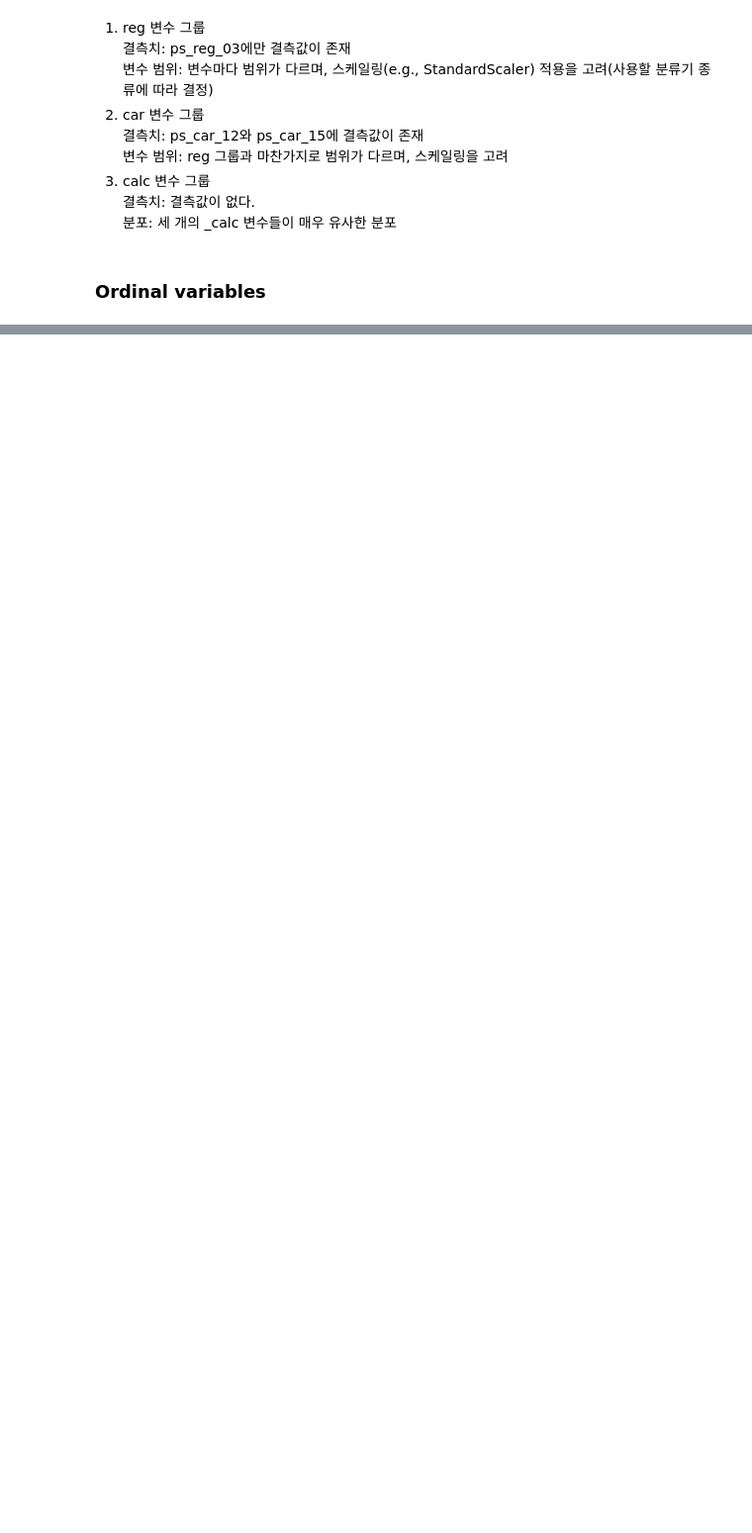
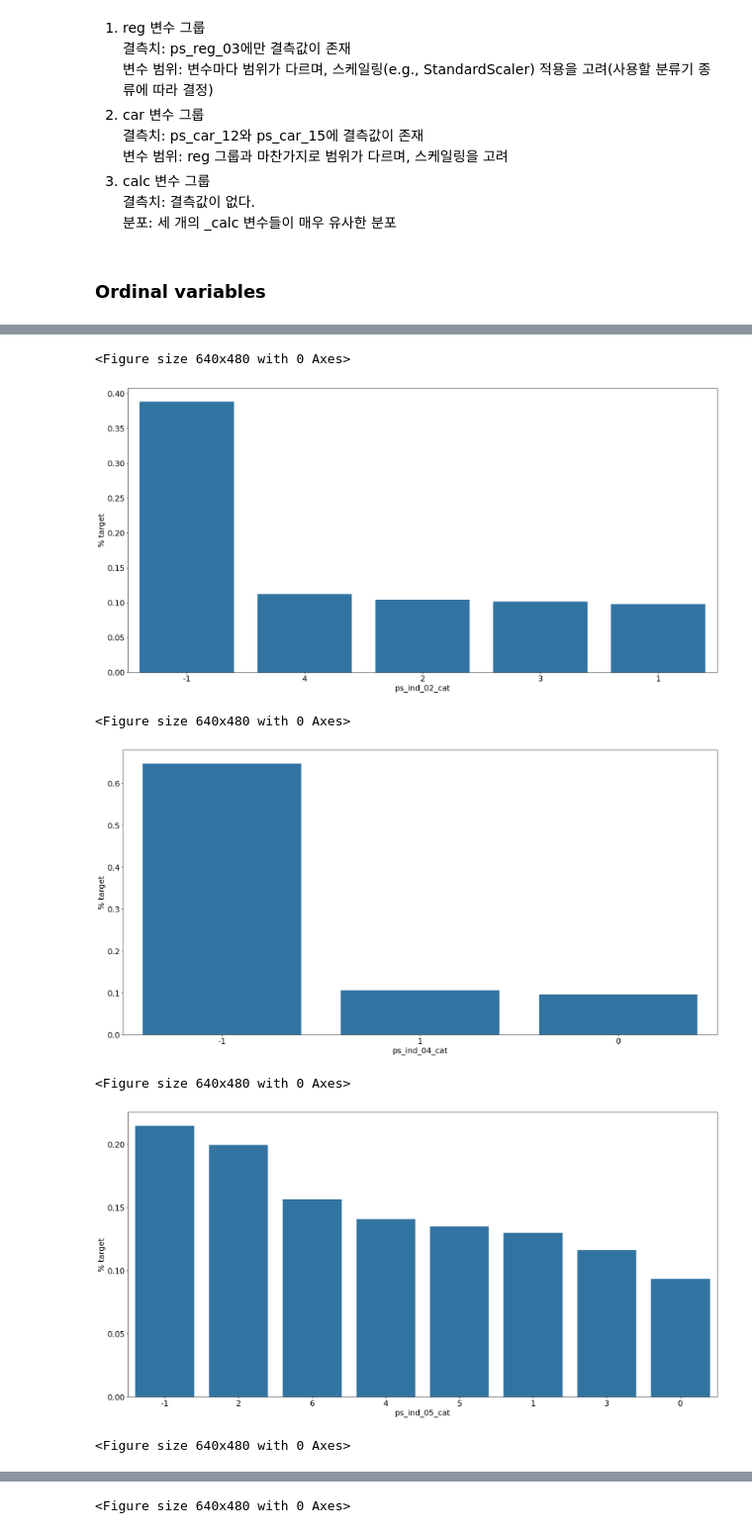
Before and after one commit to wonhee126/Kaggle, a Jupyter notebook: Binary Classification/LV2 Porto Seguro’s Safe Driver Prediction/Data Preparation & Exploration.ipynb, the cells around one changed output, grey strips where cells are left out. Shown at 99% size. Saved outputs shown, nothing was run; the diff lists cells and outputs as text; code cells hidden in the pictures; blank space fills up the shorter version.

```diff
--- a/Binary Classification/LV2 Porto Seguro’s Safe Driver Prediction/Data Preparation & Exploration.ipynb
+++ b/Binary Classification/LV2 Porto Seguro’s Safe Driver Prediction/Data Preparation & Exploration.ipynb
@@ -209,0 +338,16 @@ Index([], dtype='object', name='varname')
+# %%
+from sklearn.impute import SimpleImputer
+
+mean_imp = SimpleImputer(missing_values=-1, strategy='mean')  # axis 제거
+mode_imp = SimpleImputer(missing_values=-1, strategy='most_frequent')  # axis 제거
+
+train['ps_reg_03'] = mean_imp.fit_transform(train[['ps_reg_03']]).ravel()
+train['ps_car_12'] = mean_imp.fit_transform(train[['ps_car_12']]).ravel()
+train['ps_car_14'] = mean_imp.fit_transform(train[['ps_car_14']]).ravel()
+train['ps_car_11'] = mode_imp.fit_transform(train[['ps_car_11']]).ravel()
+# %%
+v = meta[(meta.level == 'nominal') & (meta.keep)].index
+
+for f in v:
+    dist_values = train[f].value_counts().shape[0]
+    print('Variable {} has {} distinct values'.format(f, dist_values))
@@ -209,0 +420,13 @@ Index([], dtype='object', name='varname')
+# %%
+train_encoded, test_encoded = target_encode(train["ps_car_11_cat"],
+                             test["ps_car_11_cat"],
+                             target=train.target,
+                             min_samples_leaf=100,
+                             smoothing=10,
+                             noise_level=0.01)
+
+train['ps_car_11_cat_te'] = train_encoded
+train.drop('ps_car_11_cat', axis=1, inplace=True)
+meta.loc['ps_car_11_cat','keep'] = False
+test['ps_car_11_cat_te'] = test_encoded
+test.drop('ps_car_11_cat', axis=1, inplace=True)
@@ -209,0 +441,24 @@ Index([], dtype='object', name='varname')
+# %%
+v = meta[(meta.level == 'nominal') & (meta.keep)].index
+
+for f in v:
+    plt.figure()
+    fig, ax = plt.subplots(figsize=(20,10))
+
+    cat_perc = train[[f, 'target']].groupby([f],as_index=False).mean()
+    cat_perc.sort_values(by='target', ascending=False, inplace=True)
+
+    sns.barplot(ax=ax, x=f, y='target', data=cat_perc, order=cat_perc[f])
+    plt.ylabel('% target', fontsize=18)
+    plt.xlabel(f, fontsize=18)
+    plt.tick_params(axis='both', which='major', labelsize=18)
+    plt.tight_layout()
+    plt.show();
+# %% [output]
+<Figure size 640x480 with 0 Axes>
+[figure, added]
+<Figure size 640x480 with 0 Axes>
+[figure, added]
+<Figure size 640x480 with 0 Axes>
+[figure, added]
+<Figure size 640x480 with 0 Axes>
@@ -209,0 +466 @@ Index([], dtype='object', name='varname')
+<Figure size 640x480 with 0 Axes>
```
Also changed, not shown: parts of 54 cells of this notebook.
